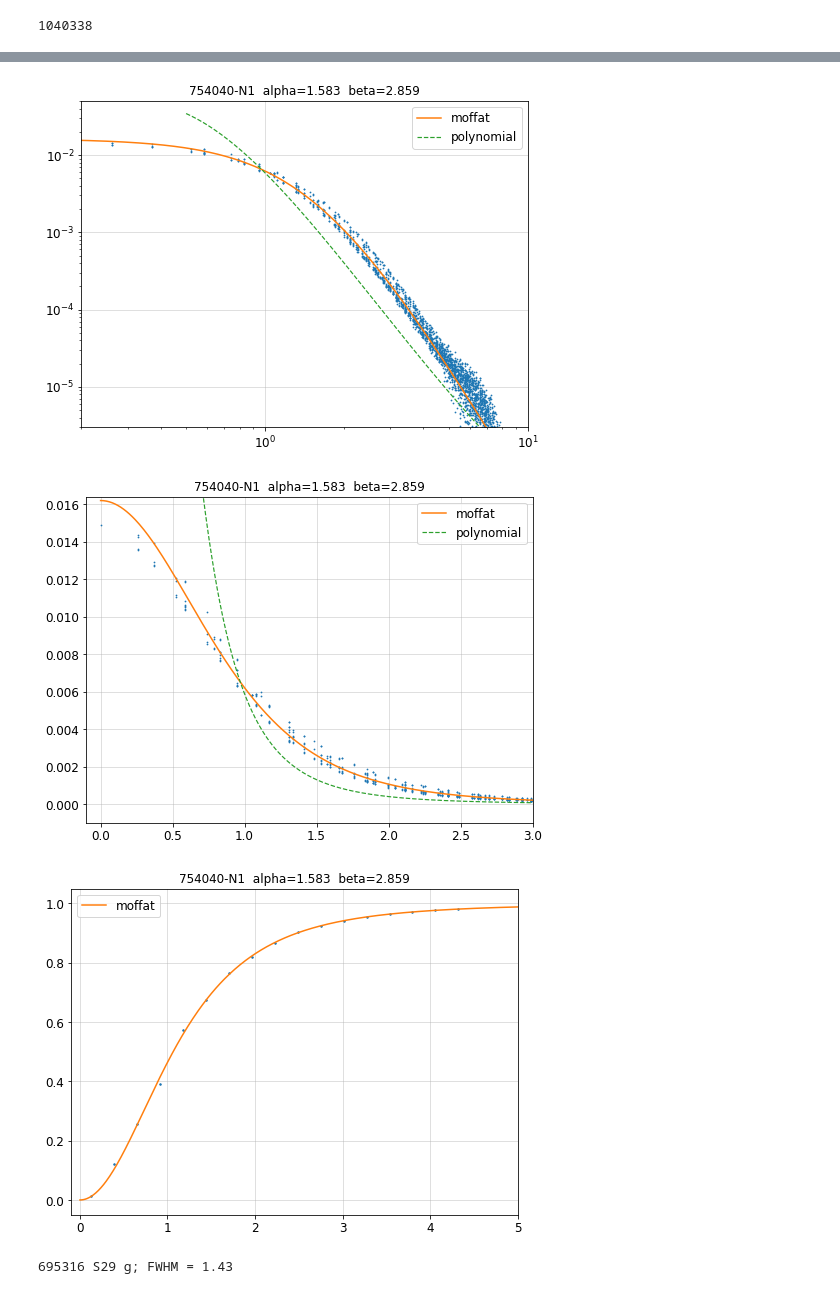
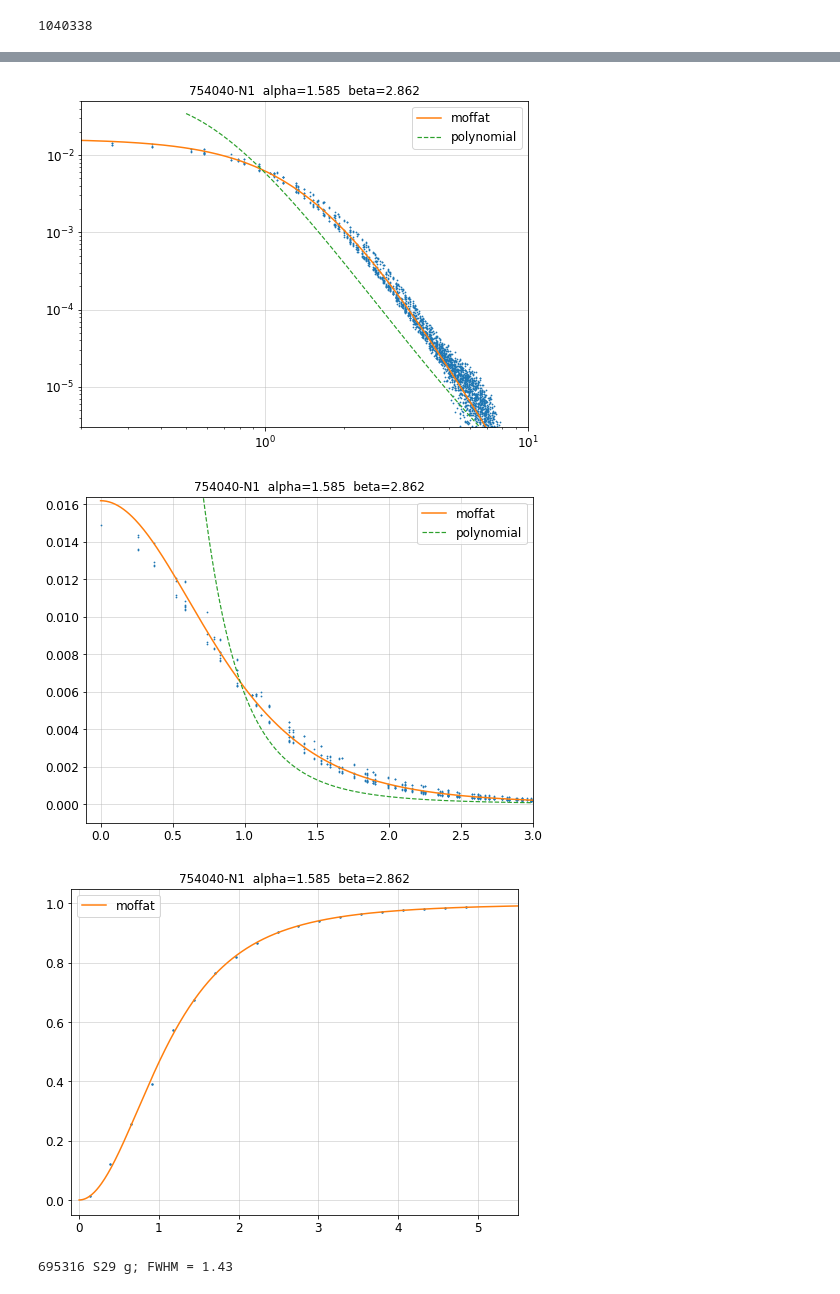
Before and after one commit to rongpu/desi-misc, a Jupyter notebook: bright_star_profiles/individual_ccds/psfex_profile_moffat_fitting.ipynb, the cells around one changed output, grey strips where cells are left out. Saved outputs shown, nothing was run; the diff lists cells and outputs as text; code cells hidden in the pictures.

```diff
--- a/bright_star_profiles/individual_ccds/psfex_profile_moffat_fitting.ipynb
+++ b/bright_star_profiles/individual_ccds/psfex_profile_moffat_fitting.ipynb
@@ -167,7 +167,7 @@ if len(idx)>nplot:
 1040338
 # %%
 radius_min = pixscale/2
-radius_max = 4.5
+radius_max = 5.0
 
 # for ccd_index in idx[:1]:
 for ccd_index in idx:
@@ -237,34 +237,34 @@ for ccd_index in idx:
         plt.loglog(radius_plot[mask], 10**(profile_fit(np.log10(radius_plot)))[mask], '--', lw=1.2, label='polynomial')
         plt.axis([0.2, 10, 3e-6, 0.05])
         plt.grid(alpha=0.5)
         plt.title('{}-{}  alpha={:.3f}  beta={:.3f}'.format(expnum, ccdname, alpha, beta))
         plt.legend()
         plt.show()
 
         plt.figure(figsize=(8, 6))
         plt.plot(radius, (psf0).flatten(), '.', ms=1.5)
         plt.plot(radius_plot, psf_moffat_plot, '-', label='moffat')
         plt.plot(radius_plot[mask], 10**(profile_fit(np.log10(radius_plot)))[mask], '--', lw=1.2, label='polynomial')
         plt.axis([-0.1, 3, -0.001, 1.1*(psf0).flatten().max()])
         # plt.axis([-0.1, 10, -0.0001, 0.0001])
         plt.grid(alpha=0.5)
         plt.title('{}-{}  alpha={:.3f}  beta={:.3f}'.format(expnum, ccdname, alpha, beta))
         plt.legend()
         plt.show()
 
         plt.figure(figsize=(8, 6))
         plt.plot(radius_arr, flux_frac, '.', ms=3)
         plt.plot(radius_plot, get_frac_moffat(radius_plot, alpha, beta), '-', label='moffat')
         plt.axis([-0.1, radius_max+0.5, -0.05, 1.05])
         plt.grid(alpha=0.5)
         plt.title('{}-{}  alpha={:.3f}  beta={:.3f}'.format(expnum, ccdname, alpha, beta))
         plt.legend()
         plt.show()
 # %% [output]
 754040 N1 g; FWHM = 1.89
 [figure]
 [figure]
-[figure, old version]
+[figure, new version]
 695316 S29 g; FWHM = 1.43
 [figure]
 [figure]
```
Also changed, not shown: parts of 1 cell of this notebook, 2 other files.
